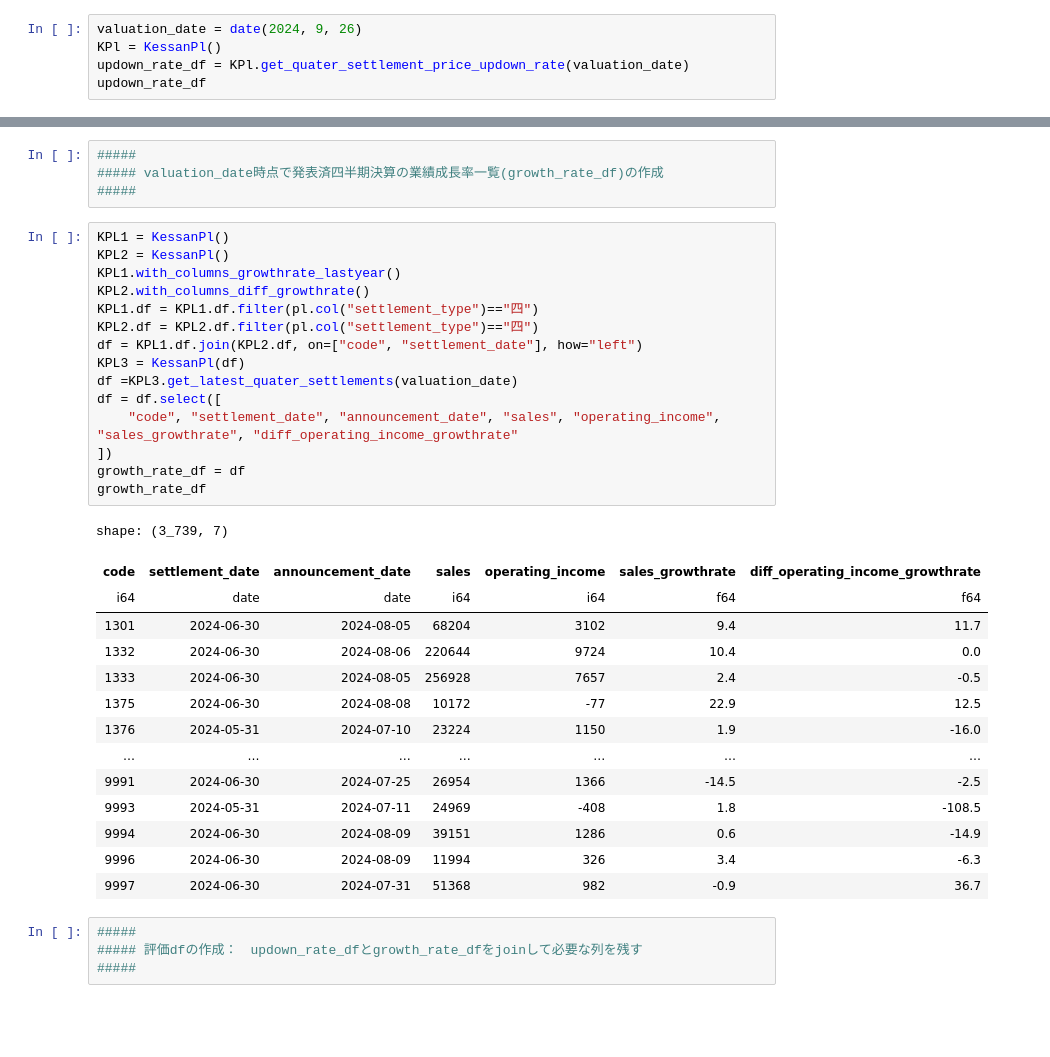
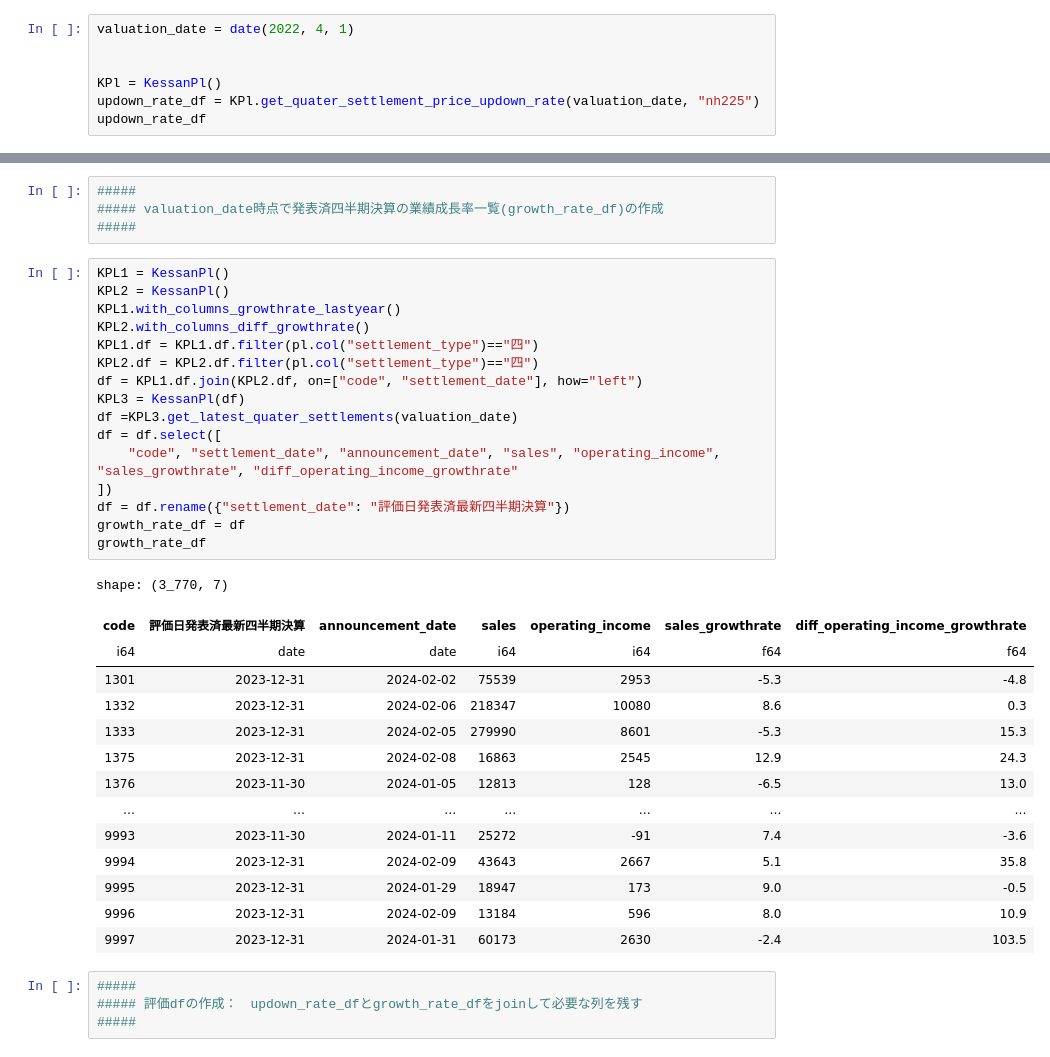
Before and after one commit to ogs-digilfe/wequant, a Jupyter notebook: notebooks/analysis/四半期騰落率過去分析1.ipynb, the cells around one changed output, grey strips where cells are left out. Cells and saved outputs as stored; diff of their text form; blank space fills up the shorter version.

```diff
--- a/notebooks/analysis/四半期騰落率過去分析1.ipynb
+++ b/notebooks/analysis/四半期騰落率過去分析1.ipynb
@@ -45,8 +45,10 @@ SPL = ShikihoPl(df)
 ##### 評価日における四半期騰落率一覧
 #####
 # %%
-valuation_date = date(2024, 9, 26)
+valuation_date = date(2022, 4, 1)
+
+
 KPl = KessanPl()
-updown_rate_df = KPl.get_quater_settlement_price_updown_rate(valuation_date)
+updown_rate_df = KPl.get_quater_settlement_price_updown_rate(valuation_date, "nh225")
 updown_rate_df
 # %% [output]
@@ -71,33 +78,34 @@ shape: (3_741, 4)
 # %%
 KPL1 = KessanPl()
 KPL2 = KessanPl()
 KPL1.with_columns_growthrate_lastyear()
 KPL2.with_columns_diff_growthrate()
 KPL1.df = KPL1.df.filter(pl.col("settlement_type")=="四")
 KPL2.df = KPL2.df.filter(pl.col("settlement_type")=="四")
 df = KPL1.df.join(KPL2.df, on=["code", "settlement_date"], how="left")
 KPL3 = KessanPl(df)
 df =KPL3.get_latest_quater_settlements(valuation_date)
 df = df.select([
     "code", "settlement_date", "announcement_date", "sales", "operating_income", "sales_growthrate", "diff_operating_income_growthrate"
 ])
+df = df.rename({"settlement_date": "評価日発表済最新四半期決算"})
 growth_rate_df = df
 growth_rate_df
 # %% [output]
-shape: (3_739, 7)
+shape: (3_770, 7)
-| code | settlement_date | announcement_date | sales | operating_income | sales_growthrate | diff_operating_income_growthrate |
+| code | 評価日発表済最新四半期決算 | announcement_date | sales | operating_income | sales_growthrate | diff_operating_income_growthrate |
 | i64 | date | date | i64 | i64 | f64 | f64 |
-| 1301 | 2024-06-30 | 2024-08-05 | 68204 | 3102 | 9.4 | 11.7 |
-| 1332 | 2024-06-30 | 2024-08-06 | 220644 | 9724 | 10.4 | 0.0 |
-| 1333 | 2024-06-30 | 2024-08-05 | 256928 | 7657 | 2.4 | -0.5 |
-| 1375 | 2024-06-30 | 2024-08-08 | 10172 | -77 | 22.9 | 12.5 |
-| 1376 | 2024-05-31 | 2024-07-10 | 23224 | 1150 | 1.9 | -16.0 |
+| 1301 | 2023-12-31 | 2024-02-02 | 75539 | 2953 | -5.3 | -4.8 |
+| 1332 | 2023-12-31 | 2024-02-06 | 218347 | 10080 | 8.6 | 0.3 |
+| 1333 | 2023-12-31 | 2024-02-05 | 279990 | 8601 | -5.3 | 15.3 |
+| 1375 | 2023-12-31 | 2024-02-08 | 16863 | 2545 | 12.9 | 24.3 |
+| 1376 | 2023-11-30 | 2024-01-05 | 12813 | 128 | -6.5 | 13.0 |
 | … | … | … | … | … | … | … |
-| 9991 | 2024-06-30 | 2024-07-25 | 26954 | 1366 | -14.5 | -2.5 |
-| 9993 | 2024-05-31 | 2024-07-11 | 24969 | -408 | 1.8 | -108.5 |
-| 9994 | 2024-06-30 | 2024-08-09 | 39151 | 1286 | 0.6 | -14.9 |
-| 9996 | 2024-06-30 | 2024-08-09 | 11994 | 326 | 3.4 | -6.3 |
-| 9997 | 2024-06-30 | 2024-07-31 | 51368 | 982 | -0.9 | 36.7 |
+| 9993 | 2023-11-30 | 2024-01-11 | 25272 | -91 | 7.4 | -3.6 |
+| 9994 | 2023-12-31 | 2024-02-09 | 43643 | 2667 | 5.1 | 35.8 |
+| 9995 | 2023-12-31 | 2024-01-29 | 18947 | 173 | 9.0 | -0.5 |
+| 9996 | 2023-12-31 | 2024-02-09 | 13184 | 596 | 8.0 | 10.9 |
+| 9997 | 2023-12-31 | 2024-01-31 | 60173 | 2630 | -2.4 | 103.5 |
 # %%
 #####
 ##### 評価dfの作成：　updown_rate_dfとgrowth_rate_dfをjoinして必要な列を残す
```
Also changed, not shown: parts of 11 cells of this notebook.
